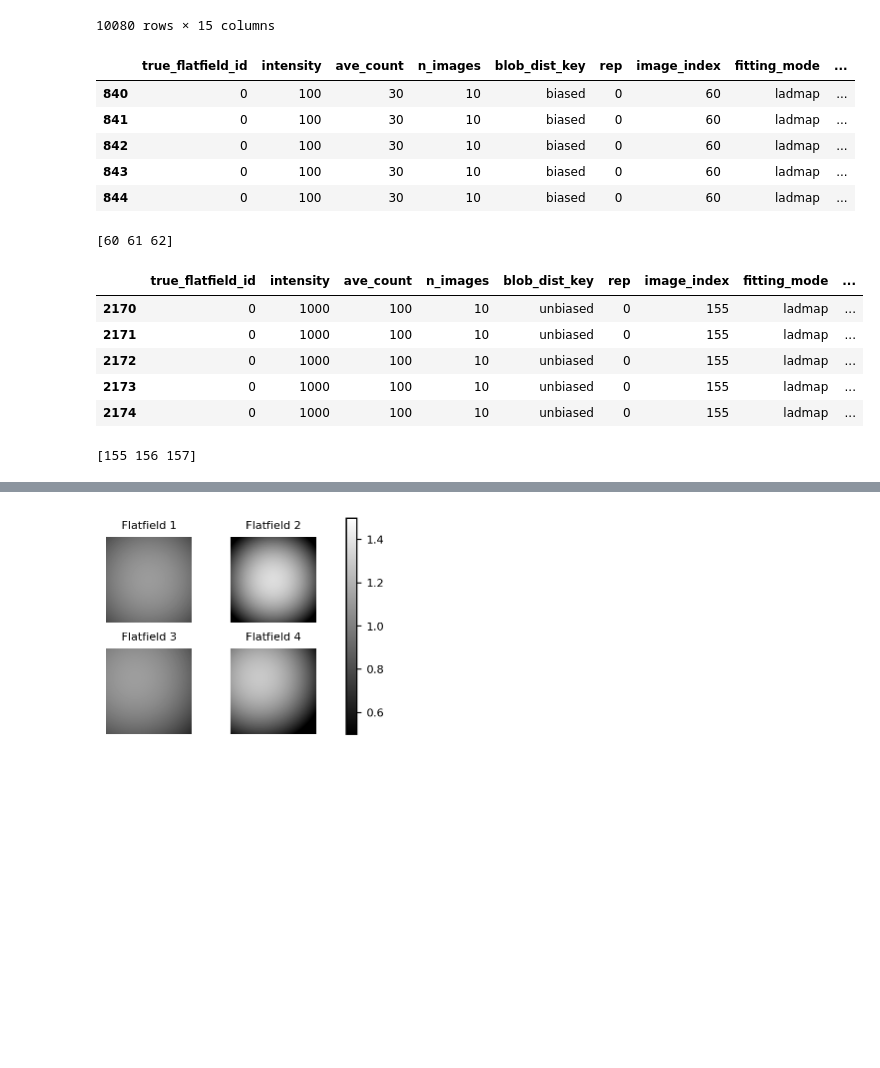
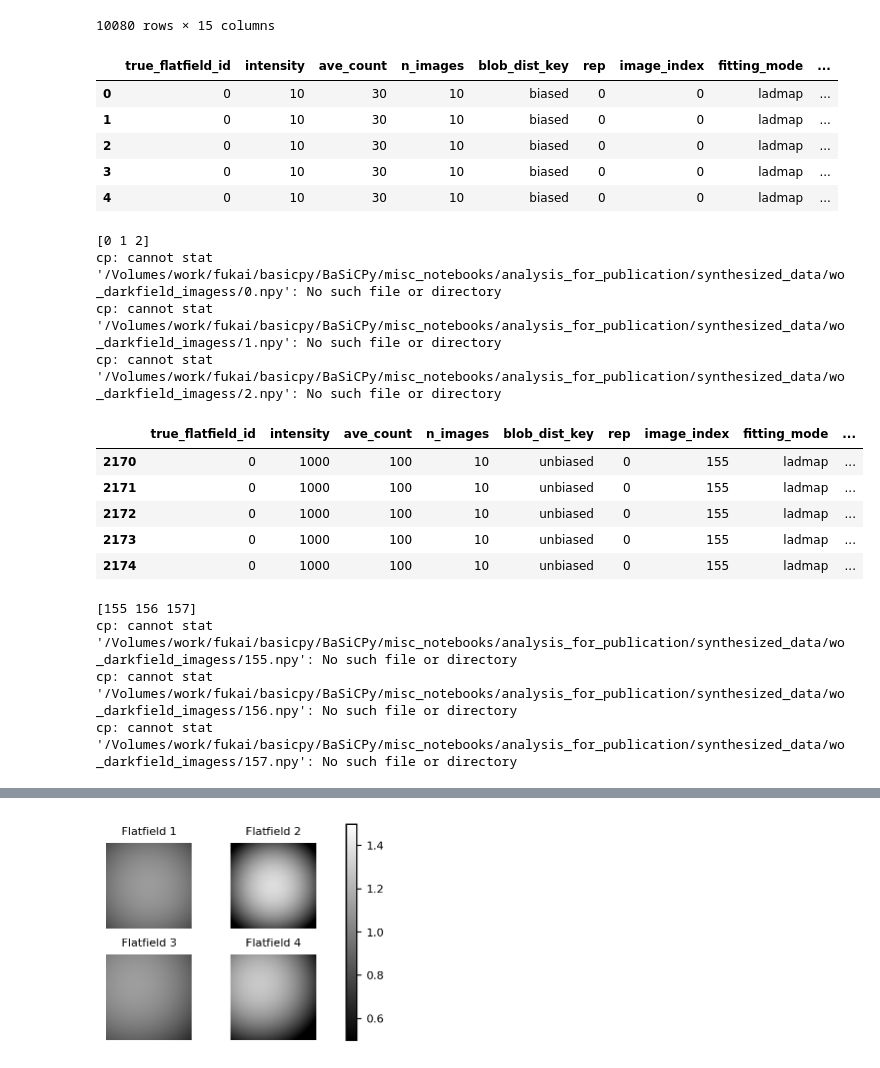
Before and after one commit to yfukai/BaSiCpy, a Jupyter notebook: misc_notebooks/analysis_for_publication/synthesized_data/002c_plot.ipynb, the cells around one changed output, grey strips where cells are left out. Saved outputs shown, nothing was run; the diff lists cells and outputs as text; code cells hidden in the pictures; blank space fills up the shorter version.

Commit message:
plotted synchesized data

```diff
--- a/misc_notebooks/analysis_for_publication/synthesized_data/002c_plot.ipynb
+++ b/misc_notebooks/analysis_for_publication/synthesized_data/002c_plot.ipynb
@@ -46,34 +46,37 @@ estimated_parameters_df
 10080 rows × 15 columns
 # %%
 param_sets = [
-    {"intensity": 100, "ave_count": 30, "blob_dist_key": "biased"},
+    {"intensity": 10, "ave_count": 30, "blob_dist_key": "biased"},
     {"intensity": 1000, "ave_count": 100, "blob_dist_key": "unbiased"},
 ]
 
 
 def format_str(v):
     if isinstance(v, str):
         return f"'{v}'"
     else:
         return v
 
 
 for p in param_sets:
     _df = estimated_parameters_df.query(
         " and ".join([f"{k} == {format_str(v)}" for k, v in p.items()])
     )
     display(_df.head())
     print(_df["image_index"].unique()[[0, 1, 2]])
     for i in _df["image_index"].unique()[[0, 1, 2]]:
         !cp /Volumes/work/fukai/basicpy/BaSiCPy/misc_notebooks/analysis_for_publication/synthesized_data/wo_darkfield_imagess/{i}.npy ./wo_darkfield_imagess/
 # %% [output]
 |  | true_flatfield_id | intensity | ave_count | n_images | blob_dist_key | rep | image_index | fitting_mode | ... |
-| 840 | 0 | 100 | 30 | 10 | biased | 0 | 60 | ladmap | ... |
-| 841 | 0 | 100 | 30 | 10 | biased | 0 | 60 | ladmap | ... |
-| 842 | 0 | 100 | 30 | 10 | biased | 0 | 60 | ladmap | ... |
-| 843 | 0 | 100 | 30 | 10 | biased | 0 | 60 | ladmap | ... |
-| 844 | 0 | 100 | 30 | 10 | biased | 0 | 60 | ladmap | ... |
+| 0 | 0 | 10 | 30 | 10 | biased | 0 | 0 | ladmap | ... |
+| 1 | 0 | 10 | 30 | 10 | biased | 0 | 0 | ladmap | ... |
+| 2 | 0 | 10 | 30 | 10 | biased | 0 | 0 | ladmap | ... |
+| 3 | 0 | 10 | 30 | 10 | biased | 0 | 0 | ladmap | ... |
+| 4 | 0 | 10 | 30 | 10 | biased | 0 | 0 | ladmap | ... |
-[60 61 62]
+[0 1 2]
+cp: cannot stat '/Volumes/work/fukai/basicpy/BaSiCPy/misc_notebooks/analysis_for_publication/synthesized_data/wo_darkfield_imagess/0.npy': No such file or directory
+cp: cannot stat '/Volumes/work/fukai/basicpy/BaSiCPy/misc_notebooks/analysis_for_publication/synthesized_data/wo_darkfield_imagess/1.npy': No such file or directory
+cp: cannot stat '/Volumes/work/fukai/basicpy/BaSiCPy/misc_notebooks/analysis_for_publication/synthesized_data/wo_darkfield_imagess/2.npy': No such file or directory
 |  | true_flatfield_id | intensity | ave_count | n_images | blob_dist_key | rep | image_index | fitting_mode | ... |
 | 2170 | 0 | 1000 | 100 | 10 | unbiased | 0 | 155 | ladmap | ... |
 | 2171 | 0 | 1000 | 100 | 10 | unbiased | 0 | 155 | ladmap | ... |
@@ -81,6 +84,9 @@ for p in param_sets:
 | 2173 | 0 | 1000 | 100 | 10 | unbiased | 0 | 155 | ladmap | ... |
 | 2174 | 0 | 1000 | 100 | 10 | unbiased | 0 | 155 | ladmap | ... |
 [155 156 157]
+cp: cannot stat '/Volumes/work/fukai/basicpy/BaSiCPy/misc_notebooks/analysis_for_publication/synthesized_data/wo_darkfield_imagess/155.npy': No such file or directory
+cp: cannot stat '/Volumes/work/fukai/basicpy/BaSiCPy/misc_notebooks/analysis_for_publication/synthesized_data/wo_darkfield_imagess/156.npy': No such file or directory
+cp: cannot stat '/Volumes/work/fukai/basicpy/BaSiCPy/misc_notebooks/analysis_for_publication/synthesized_data/wo_darkfield_imagess/157.npy': No such file or directory
 # %%
 name_map = {
     "intensity": "Int.",
```
Also changed, not shown: parts of 11 cells of this notebook, 5 other files.
